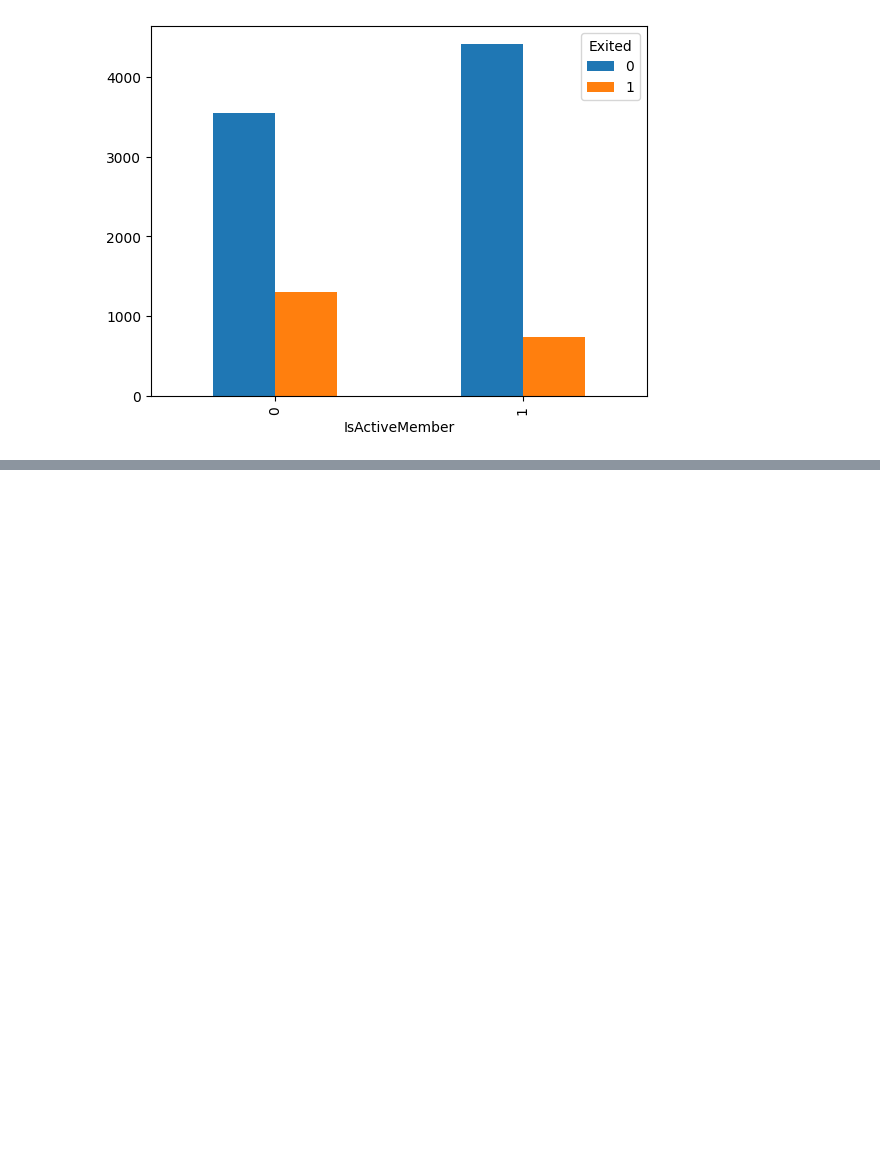
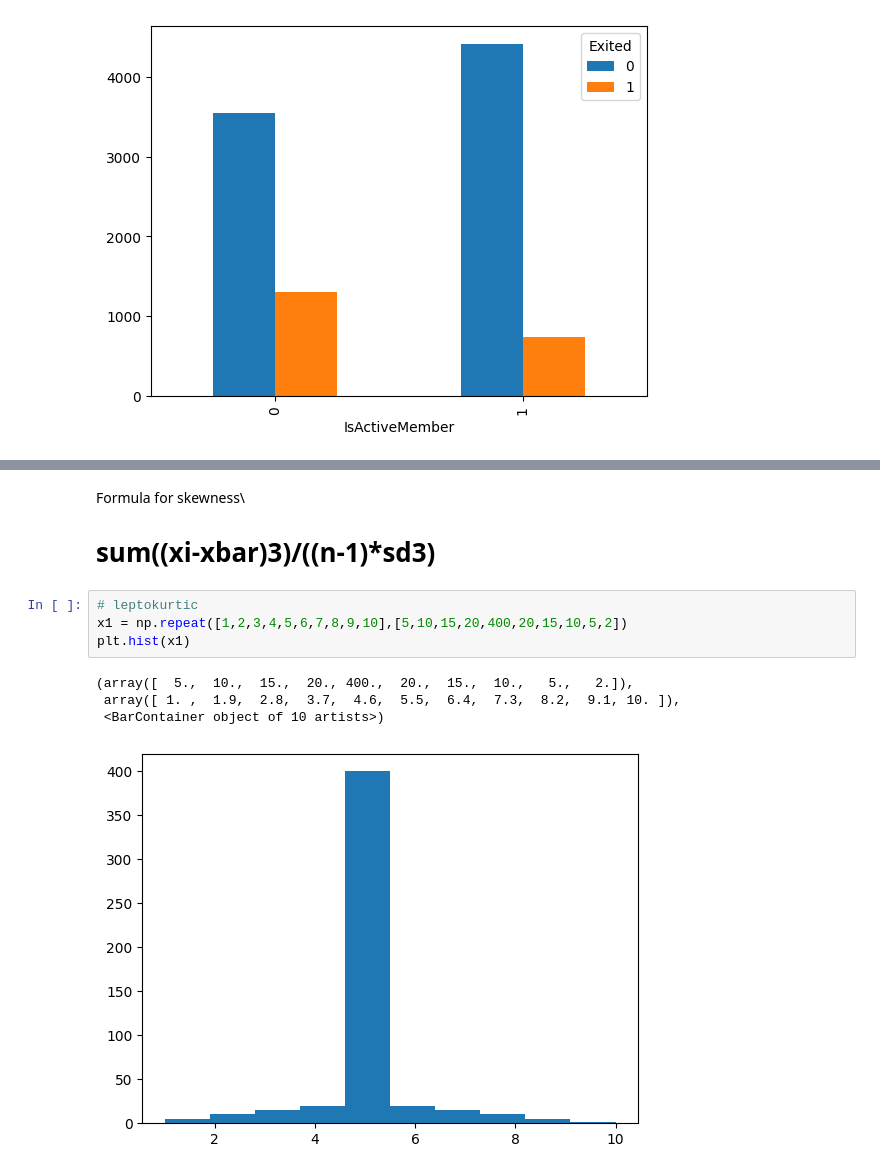
Before and after one commit to devdatta1429/BDA_Assignments, a Jupyter notebook: Stats/Day_8_stats_26_05.ipynb, the cells around one changed output, grey strips where cells are left out. Cells and saved outputs as stored; diff of their text form; blank space fills up the shorter version.

```diff
--- a/Stats/Day_8_stats_26_05.ipynb
+++ b/Stats/Day_8_stats_26_05.ipynb
@@ -484,0 +522,12 @@ tb1
+# %% [markdown]
+Formula for skewness\
+# sum((xi-xbar)**3)/((n-1)*sd**3)
+# %%
+# leptokurtic
+x1 = np.repeat([1,2,3,4,5,6,7,8,9,10],[5,10,15,20,400,20,15,10,5,2])
+plt.hist(x1)
+# %% [output]
+(array([  5.,  10.,  15.,  20., 400.,  20.,  15.,  10.,   5.,   2.]),
+ array([ 1. ,  1.9,  2.8,  3.7,  4.6,  5.5,  6.4,  7.3,  8.2,  9.1, 10. ]),
+ <BarContainer object of 10 artists>)
+[figure, added]
```
Also changed, not shown: parts of 17 cells of this notebook.
